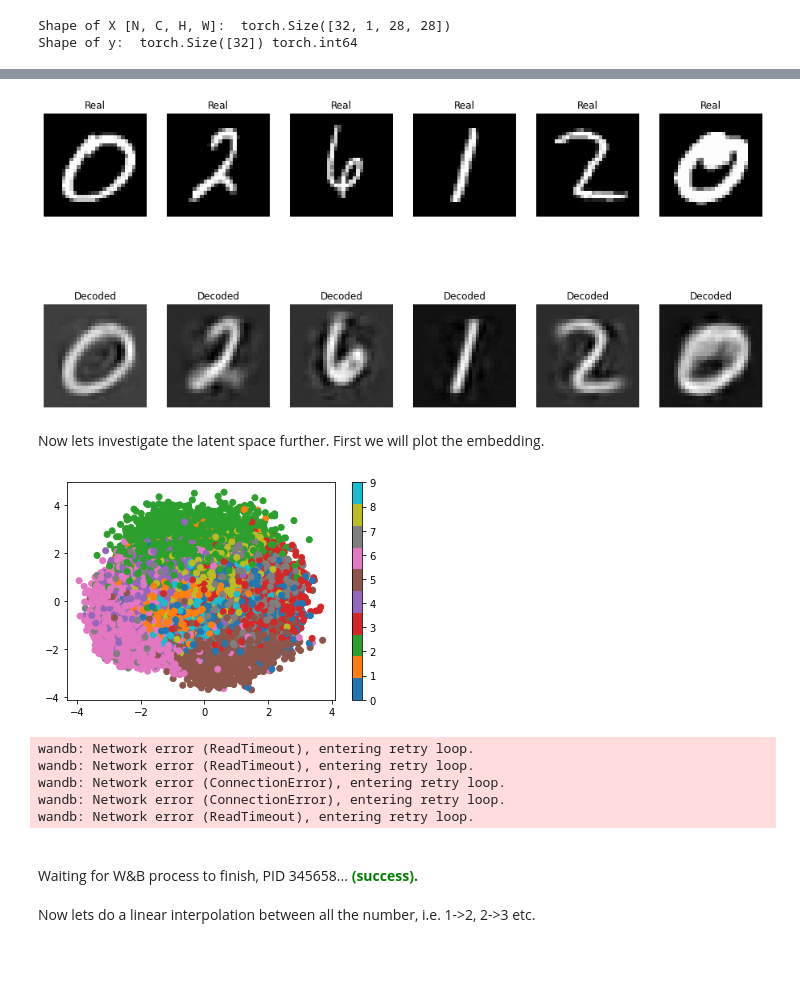
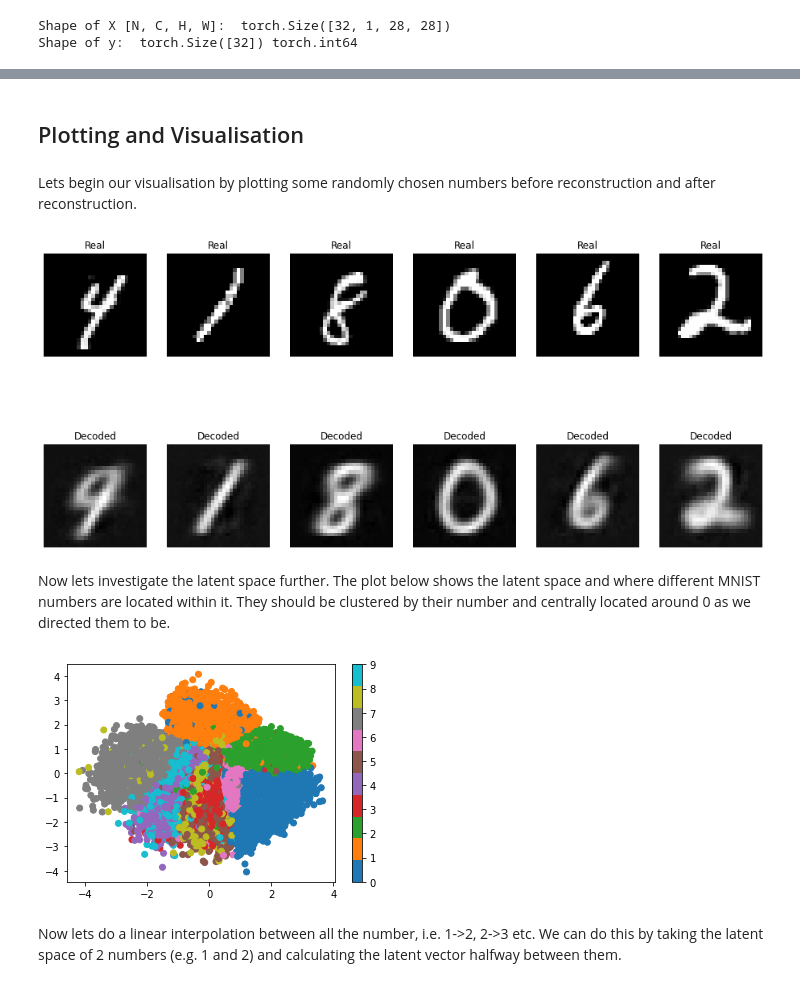
Before and after one commit to jcoll44/VAE, a Jupyter notebook: VariationalAutoencoder-mnist.ipynb, the cells around one changed output, grey strips where cells are left out. Cells and saved outputs as stored; diff of their text form; code cells hidden in the pictures; blank space fills up the shorter version.

```diff
--- a/VariationalAutoencoder-mnist.ipynb
+++ b/VariationalAutoencoder-mnist.ipynb
@@ -40,10 +38,12 @@ batch_size = 32
 learning_rate = 1e-4
 epochs = 18
 input_size = 28*28
-latent_size = 10
+latent_size = 2
 hidden_size = 512
+model_name = "vae_z2_1.pth"
+weights_name = "vae_weights_z2_1.pth"
 
-wandb.init(project="VariationalAutoencoder",
+wandb.init(project="VAE-MNIST",
            config={
                "batch_size": batch_size,
                "learning_rate": learning_rate,
@@ -201,14 +188,13 @@ class VAE(nn.Module):
         # Calculate the ELBO loss. Remember the two parts....1 Reconstruction Loss and 2 KL divergence
         # 1 reconstruction loss
         recon_loss = self.gaussian_likelihood(x_hat, self.log_scale, x)
-        recon_loss = recon_loss*-1
+        recon_loss = torch.mean(recon_loss*-1)
 
         # 2 KL divergence
-        kl = self.kl_divergence(z, mu, std)
+        kl = torch.mean(self.kl_divergence(z, mu, std))
 
         #Evidence lower bound
         elbo = recon_loss + kl
-        elbo = elbo.mean()
 
-        return elbo, recon_loss.mean(), kl.mean(),  x_hat, z
+        return elbo, recon_loss, kl, x_hat, z
 # %% [markdown]
@@ -255,12 +241,11 @@ def test(dataloader, model):
             kl_loss += kl
             recon_loss += recon
 
-
+    #Plotting through wandb
     test_loss_avg = test_loss/num_batches
     kl_loss /= num_batches
     recon_loss /= num_batches
     wandb.log({"loss": test_loss_avg,
-               "elbo": test_loss,
                "kl": kl_loss,
                "reconstruction": recon_loss
               })
@@ -319,3 +306,7 @@ torch.save(model.state_dict(), 'model_weights_z10_1.pth')
+# %% [markdown]
+## Plotting and Visualisation
+# %% [markdown]
+Lets begin our visualisation by plotting some randomly chosen numbers before reconstruction and after reconstruction.
 # %%
 figure = plt.figure(figsize=(16, 8))
 cols, rows = 6, 2
@@ -339,31 +330,26 @@ for i in range(1, cols +1):
     # plt.imshow(pred.reshape(1,28,28).transpose(1, 2, 0))
 plt.show()
 # %% [output]
-[figure, old version]
+[figure, new version]
 # %% [markdown]
-Now lets investigate the latent space further. First we will plot the embedding.
+Now lets investigate the latent space further. The plot below shows the latent space and where different MNIST numbers are located within it. They should be clustered by their number and centrally located around 0 as we directed them to be.
 # %%
 def plot_latent(model, dataloader, num_batches=100):
     for (image, y) in dataloader:
         image = image.reshape(-1, 28*28)
         image = image.to(device)
         elbo, recon, kl, x_hat, z = model(image)
         z = z.to('cpu').detach().numpy()
-        plt.scatter(z[:, 0], z[:, 2], c=y, cmap='tab10')
+        plt.scatter(z[:, 0], z[:, 1], c=y, cmap='tab10')
 
     plt.colorbar()
 
 plot_latent(model, train_dataloader)
 # %% [output]
-[figure, old version]
+[figure, new version]
-wandb: Network error (ReadTimeout), entering retry loop.
-wandb: Network error (ReadTimeout), entering retry loop.
-wandb: Network error (ConnectionError), entering retry loop.
-wandb: Network error (ConnectionError), entering retry loop.
-wandb: Network error (ReadTimeout), entering retry loop.
-Waiting for W&B process to finish, PID 345658... (success).
 # %% [markdown]
 Now lets do a linear interpolation between all the number, i.e. 1->2, 2->3 etc.
+We can do this by taking the latent space of 2 numbers (e.g. 1 and 2) and calculating the latent vector halfway between them.
 # %%
 number_array = []
 figure = plt.figure(figsize=(25, 12))
```
Also changed, not shown: parts of 20 cells of this notebook, 3 other files.
